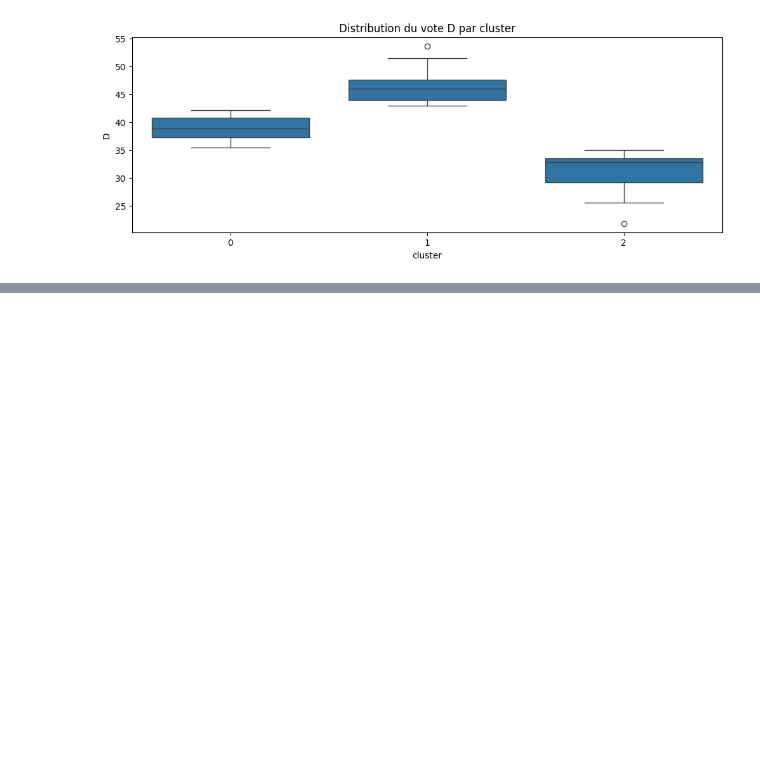
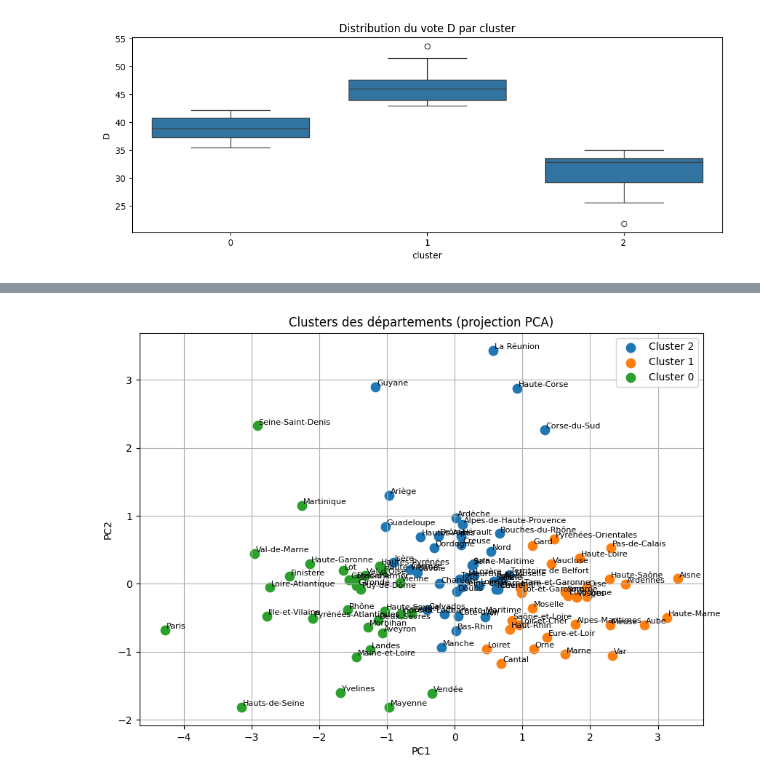
Before and after one commit to zuulaika/Projet-python, a Jupyter notebook: modelistion.ipynb, the cells around one changed output, grey strips where cells are left out. Cells and saved outputs as stored; diff of their text form; code cells hidden in the pictures; blank space fills up the shorter version.

```diff
--- a/modelistion.ipynb
+++ b/modelistion.ipynb
@@ -146,0 +147,29 @@ df2.groupby("Cluster")[["G","C","D"]].mean()
+# %%
+from sklearn.decomposition import PCA
+import matplotlib.pyplot as plt
+
+# --- 5. PCA pour projeter en 2D ---
+pca = PCA(n_components=2)
+X_pca = pca.fit_transform(X_scaled)
+
+df2["PC1"] = X_pca[:, 0]
+df2["PC2"] = X_pca[:, 1]
+
+# --- 6. Visualisation ---
+plt.figure(figsize=(10, 7))
+for cluster in df2["cluster"].unique():
+    subset = df2[df2["cluster"] == cluster]
+    plt.scatter(subset["PC1"], subset["PC2"], label=f"Cluster {cluster}", s=80)
+
+# Ajouter les labels (noms des départements)
+for i in range(len(df2)):
+    plt.text(df2["PC1"][i] + 0.02, df2["PC2"][i] + 0.02, df2["Dep"][i], fontsize=8)
+
+plt.title("Clusters des départements (projection PCA)")
+plt.xlabel("PC1")
+plt.ylabel("PC2")
+plt.legend()
+plt.grid(True)
+plt.show()
+# %% [output]
+[figure, added]
```
Also changed, not shown: parts of 12 cells of this notebook, 2 other files.
